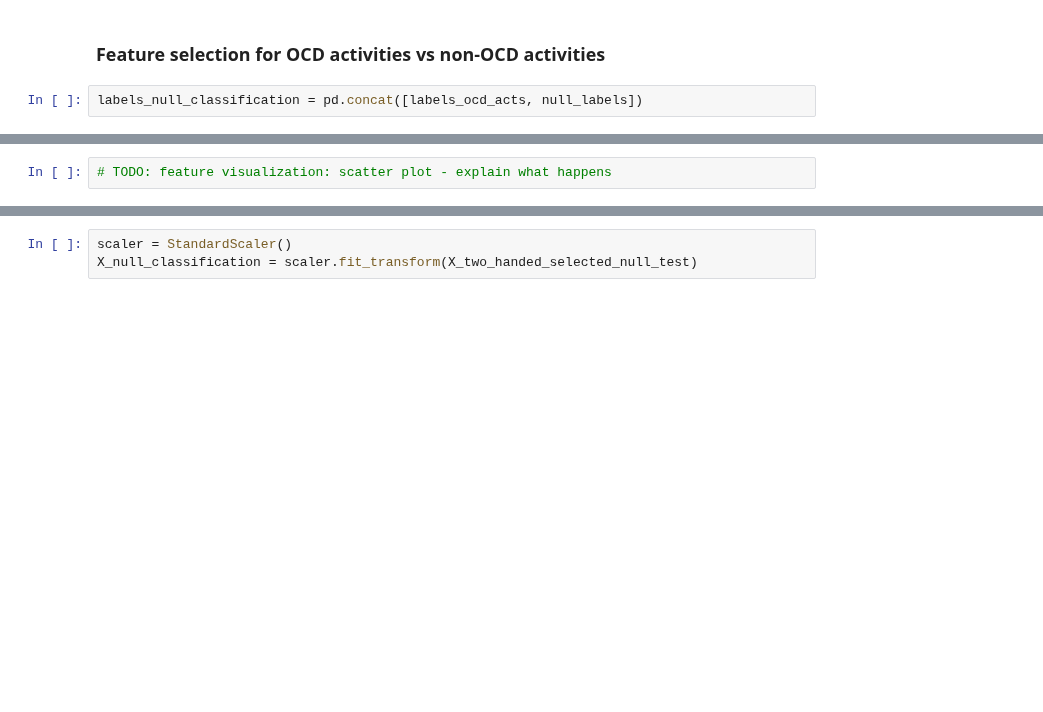
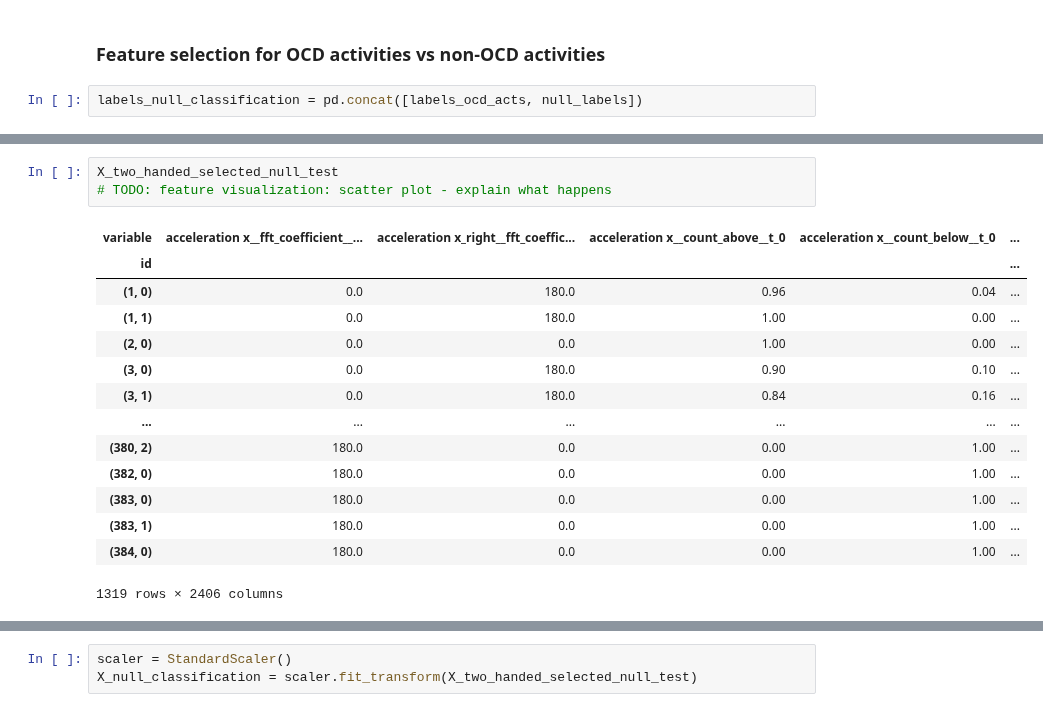
Before and after one commit to mp-mental-health-2020/mp-mental-health-2020, a Jupyter notebook: src/experiments/Supervised Classification.ipynb, the cells around one changed output, grey strips where cells are left out. Saved outputs shown, nothing was run; the diff lists cells and outputs as text; blank space fills up the shorter version.

```diff
--- a/src/experiments/Supervised Classification.ipynb
+++ b/src/experiments/Supervised Classification.ipynb
@@ -252,2 +233,18 @@ X_two_handed_selected_null_test
 # %%
+X_two_handed_selected_null_test
 # TODO: feature visualization: scatter plot - explain what happens
+# %% [output]
+| variable | acceleration x__fft_coefficient__... | acceleration x_right__fft_coeffic... | acceleration x__count_above__t_0 | acceleration x__count_below__t_0 | ... |
+| id |  |  |  |  | ... |
+| (1, 0) | 0.0 | 180.0 | 0.96 | 0.04 | ... |
+| (1, 1) | 0.0 | 180.0 | 1.00 | 0.00 | ... |
+| (2, 0) | 0.0 | 0.0 | 1.00 | 0.00 | ... |
+| (3, 0) | 0.0 | 180.0 | 0.90 | 0.10 | ... |
+| (3, 1) | 0.0 | 180.0 | 0.84 | 0.16 | ... |
+| ... | ... | ... | ... | ... | ... |
+| (380, 2) | 180.0 | 0.0 | 0.00 | 1.00 | ... |
+| (382, 0) | 180.0 | 0.0 | 0.00 | 1.00 | ... |
+| (383, 0) | 180.0 | 0.0 | 0.00 | 1.00 | ... |
+| (383, 1) | 180.0 | 0.0 | 0.00 | 1.00 | ... |
+| (384, 0) | 180.0 | 0.0 | 0.00 | 1.00 | ... |
+1319 rows × 2406 columns
```
Also changed, not shown: parts of 17 cells of this notebook.
